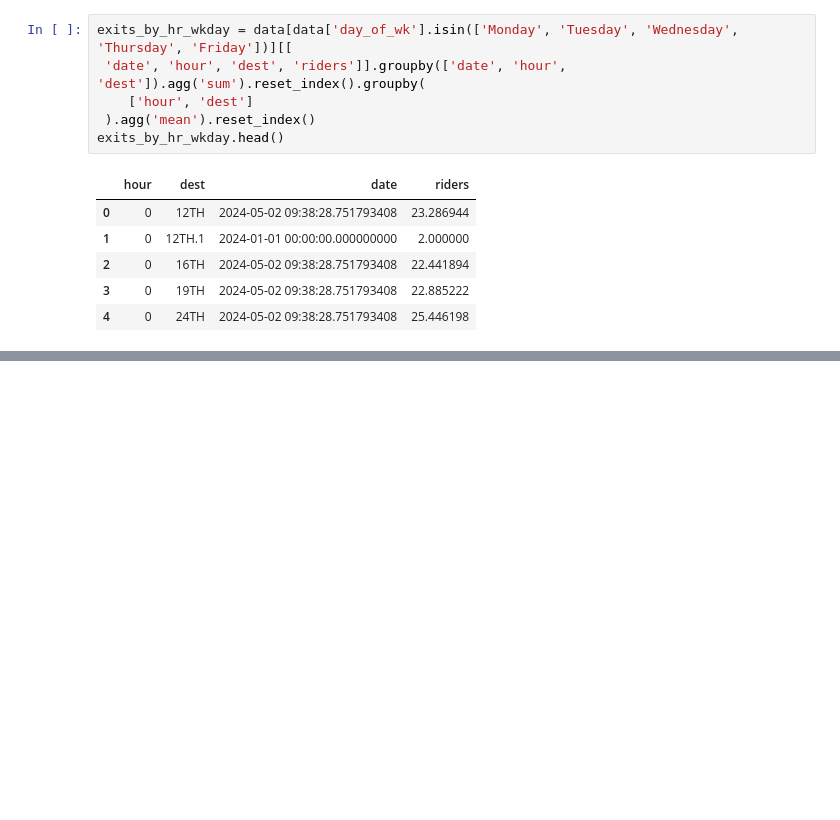
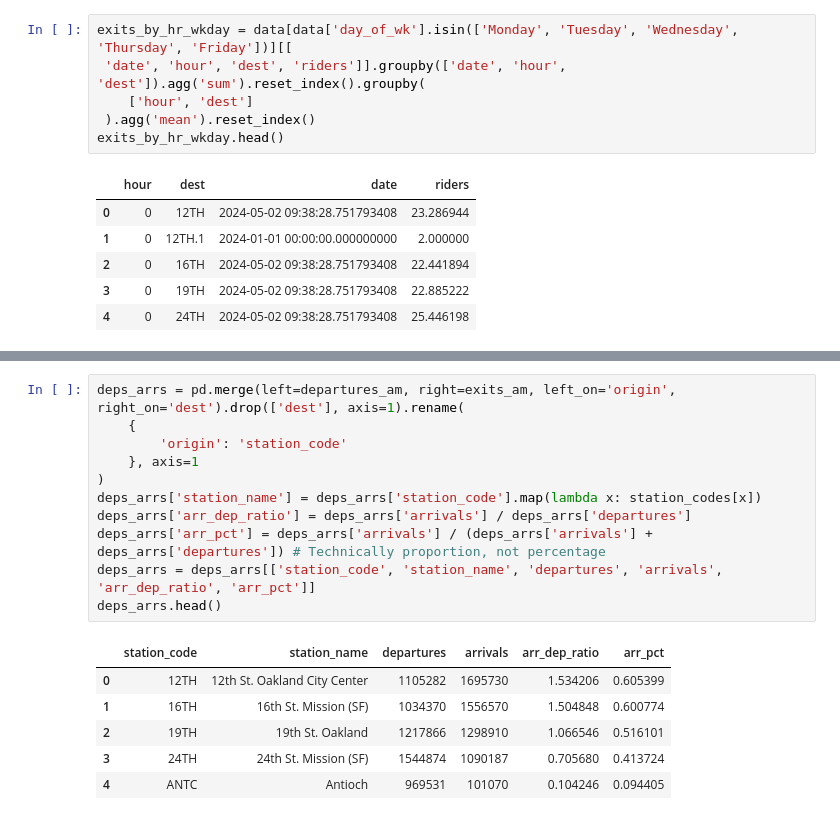
Before and after one commit to Hackquantumcpp/bart_ridership_analysis, a Jupyter notebook: 01-analysis.ipynb, the cells around one changed output, grey strips where cells are left out. Saved outputs shown, nothing was run; the diff lists cells and outputs as text; blank space fills up the shorter version.

```diff
--- a/01-analysis.ipynb
+++ b/01-analysis.ipynb
@@ -207,0 +251,18 @@ np.sum(exits_by_hr_wkday[exits_by_hr_wkday['dest'] == station]['riders'])
+# %%
+deps_arrs = pd.merge(left=departures_am, right=exits_am, left_on='origin', right_on='dest').drop(['dest'], axis=1).rename(
+    {
+        'origin': 'station_code'
+    }, axis=1
+)
+deps_arrs['station_name'] = deps_arrs['station_code'].map(lambda x: station_codes[x])
+deps_arrs['arr_dep_ratio'] = deps_arrs['arrivals'] / deps_arrs['departures']
+deps_arrs['arr_pct'] = deps_arrs['arrivals'] / (deps_arrs['arrivals'] + deps_arrs['departures']) # Technically proportion, not percentage
+deps_arrs = deps_arrs[['station_code', 'station_name', 'departures', 'arrivals', 'arr_dep_ratio', 'arr_pct']]
+deps_arrs.head()
+# %% [output]
+|  | station_code | station_name | departures | arrivals | arr_dep_ratio | arr_pct |
+| 0 | 12TH | 12th St. Oakland City Center | 1105282 | 1695730 | 1.534206 | 0.605399 |
+| 1 | 16TH | 16th St. Mission (SF) | 1034370 | 1556570 | 1.504848 | 0.600774 |
+| 2 | 19TH | 19th St. Oakland | 1217866 | 1298910 | 1.066546 | 0.516101 |
+| 3 | 24TH | 24th St. Mission (SF) | 1544874 | 1090187 | 0.705680 | 0.413724 |
+| 4 | ANTC | Antioch | 969531 | 101070 | 0.104246 | 0.094405 |
```
Also changed, not shown: parts of 8 cells of this notebook.
